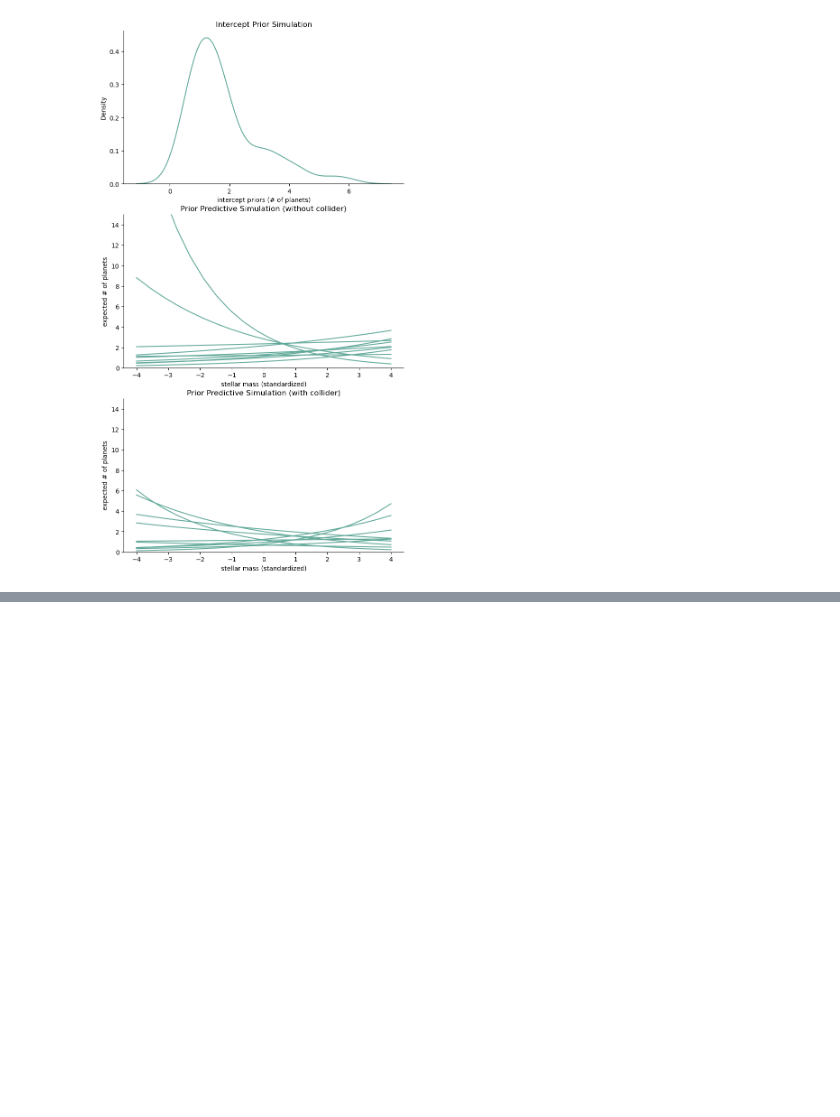
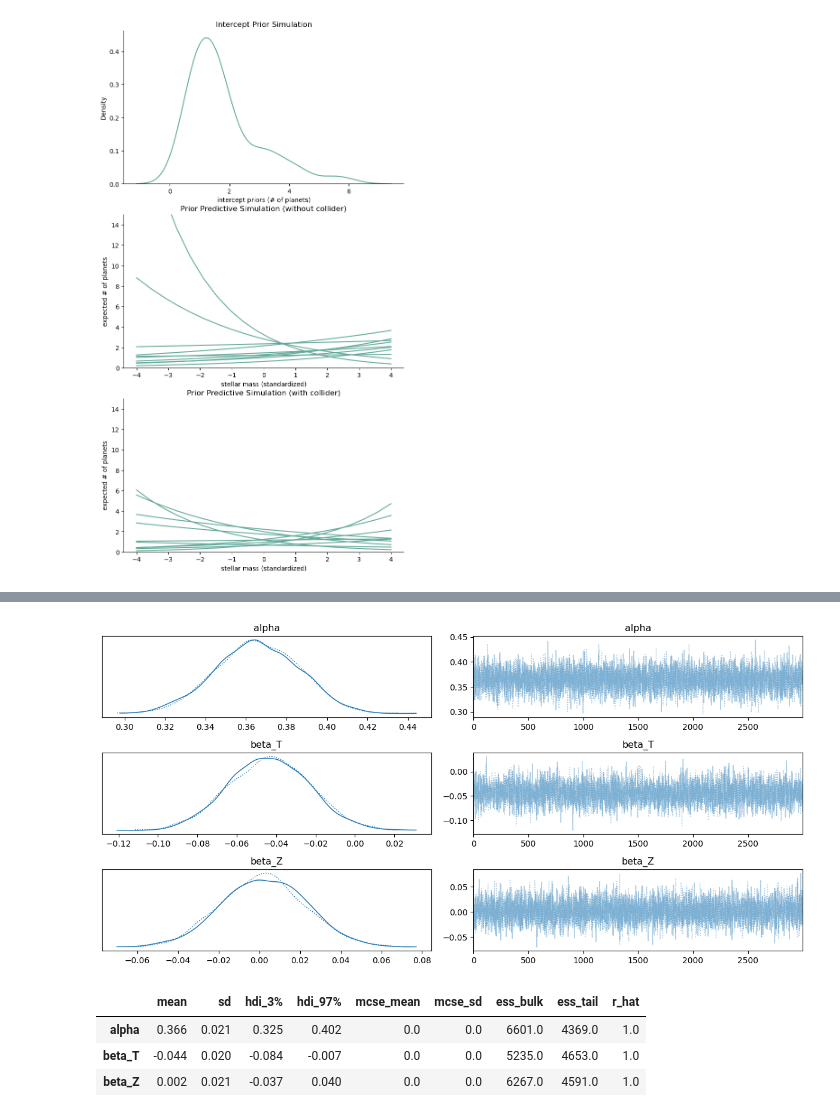
Before and after one commit to DecodeAndCode/Habitable-Exoplanet, a Jupyter notebook: exoplanet_prediction (1).ipynb, the cells around one changed output, grey strips where cells are left out. Drawn from its saved outputs; the diff is of its cells as text; code cells hidden in the pictures; blank space fills up the shorter version.

```diff
--- a/exoplanet_prediction (1).ipynb
+++ b/exoplanet_prediction (1).ipynb
@@ -147,0 +252,5 @@ sns.despine();
+# %%
+df = pd.read_csv("data.csv")
+
+df.head()
+df.describe()
@@ -147,0 +318,24 @@ sns.despine();
+# %%
+with pm.Model() as real_model:
+    # Priors
+    alpha = pm.Normal("alpha", mu=0.0, sigma=1.0)
+    beta_T = pm.Normal("beta_T", mu=0.0, sigma=1.0)  # causal effect of mass
+    beta_Z = pm.Normal("beta_Z", mu=0.0, sigma=1.0)  # confound effect (metallicity)
+
+    # Linear predictor
+    eta = alpha + beta_T * df_model["T_std"].values + beta_Z * df_model["Z_std"].values
+    mu = pm.math.exp(eta)
+
+    # Outcome likelihood
+    Y_obs = pm.Poisson("Y_obs", mu=mu, observed=df_model["sy_pnum"].values)
+
+    # Sample from posterior
+    real_trace = pm.sample(
+        draws=3000,
+        tune=1500,
+        target_accept=0.9,
+        random_seed=123,
+        cores=2
+    )
+
+az.summary(real_trace, var_names=["alpha", "beta_T", "beta_Z"])
@@ -147,0 +355,13 @@ sns.despine();
+# %%
+az.plot_trace(real_trace, var_names=["alpha", "beta_T", "beta_Z"])
+plt.tight_layout()
+plt.show()
+
+summary = az.summary(real_trace, var_names=["alpha", "beta_T", "beta_Z"])
+summary
+# %% [output]
+[figure, added]
+|  | mean | sd | hdi_3% | hdi_97% | mcse_mean | mcse_sd | ess_bulk | ess_tail | r_hat |
+| alpha | 0.366 | 0.021 | 0.325 | 0.402 | 0.0 | 0.0 | 6601.0 | 4369.0 | 1.0 |
+| beta_T | -0.044 | 0.020 | -0.084 | -0.007 | 0.0 | 0.0 | 5235.0 | 4653.0 | 1.0 |
+| beta_Z | 0.002 | 0.021 | -0.037 | 0.040 | 0.0 | 0.0 | 6267.0 | 4591.0 | 1.0 |
```
Also changed, not shown: parts of 7 cells of this notebook, 1 other file.
